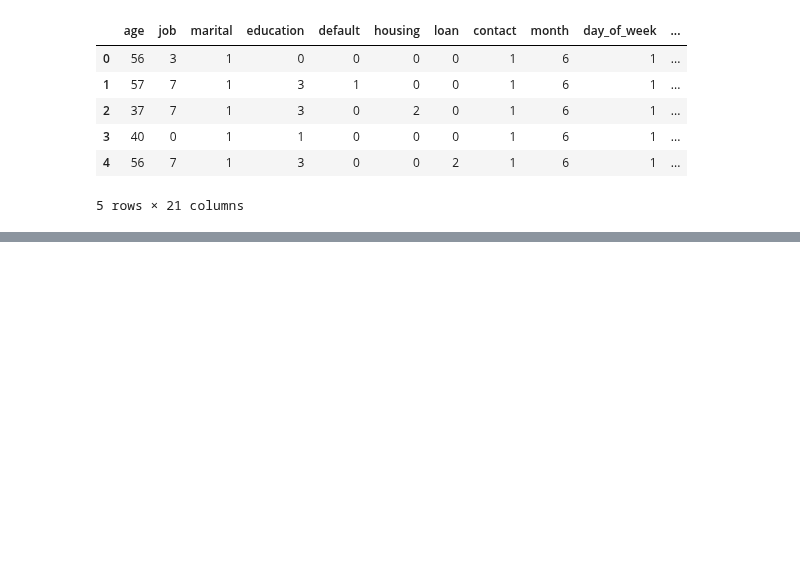
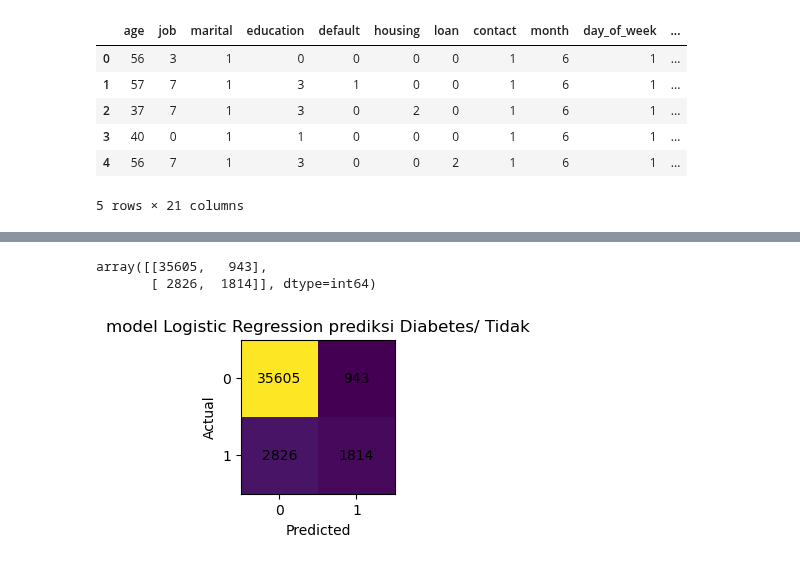
Before and after one commit to Ajhie1987/Python_Train, a Jupyter notebook: Fajri3.ipynb, the cells around one changed output, grey strips where cells are left out. Cells and saved outputs as stored; diff of their text form; code cells hidden in the pictures; blank space fills up the shorter version.

```diff
--- a/Fajri3.ipynb
+++ b/Fajri3.ipynb
@@ -64,4 +64,5 @@ y ['no' 'yes']
 | 4 | 56 | 7 | 1 | 3 | 0 | 0 | 2 | 1 | 6 | 1 | ... |
 5 rows × 21 columns
 # %%
-df_baf2 = df_baf2.drop(columns='y')
+df_baf2_fitur = df_baf2.drop(columns='y')
+df_baf2_target = df_baf2['y']
@@ -83,0 +69,4 @@ df_baf2
+# %%
+model_LR = LogisticRegression()
+
+model_LR.fit(df_baf2_fitur,df_baf2_target)
@@ -83,0 +82,4 @@ df_baf2
+# %%
+pred_target = model_LR.predict(df_baf2_fitur)
+
+print(classification_report(df_baf2_target,pred_target))
@@ -83,0 +95,26 @@ df_baf2
+# %%
+confusion_matrix(df_baf2_target,pred_target)
+# %% [output]
+array([[35605,   943],
+       [ 2826,  1814]], dtype=int64)
+# %%
+def visualCM(df_baf2_target, pred_target, total_label=2, title=""):
+  cm = confusion_matrix(df_baf2_target, pred_target)
+  fig, ax = plt.subplots(figsize=(total_label, total_label))
+  ax.imshow(cm)
+  ax.grid(False)
+  ticks = range(0, total_label)
+  ax.xaxis.set(ticks=ticks, ticklabels=ticks)
+  ax.yaxis.set(ticks=ticks, ticklabels=ticks)
+  ax.set_ylim(total_label-0.5, -0.5)
+  for i in range(total_label):
+      for j in range(total_label):
+          ax.text(j, i, cm[i, j], ha='center', va='center', color='black')
+  plt.title(title)
+  plt.xlabel("Predicted")
+  plt.ylabel("Actual")
+  plt.show()
+
+visualCM(df_baf2_target, pred_target, 2, "model Logistic Regression prediksi Diabetes/ Tidak")
+# %% [output]
+[figure, added]
```
Also changed, not shown: parts of 3 cells of this notebook.
